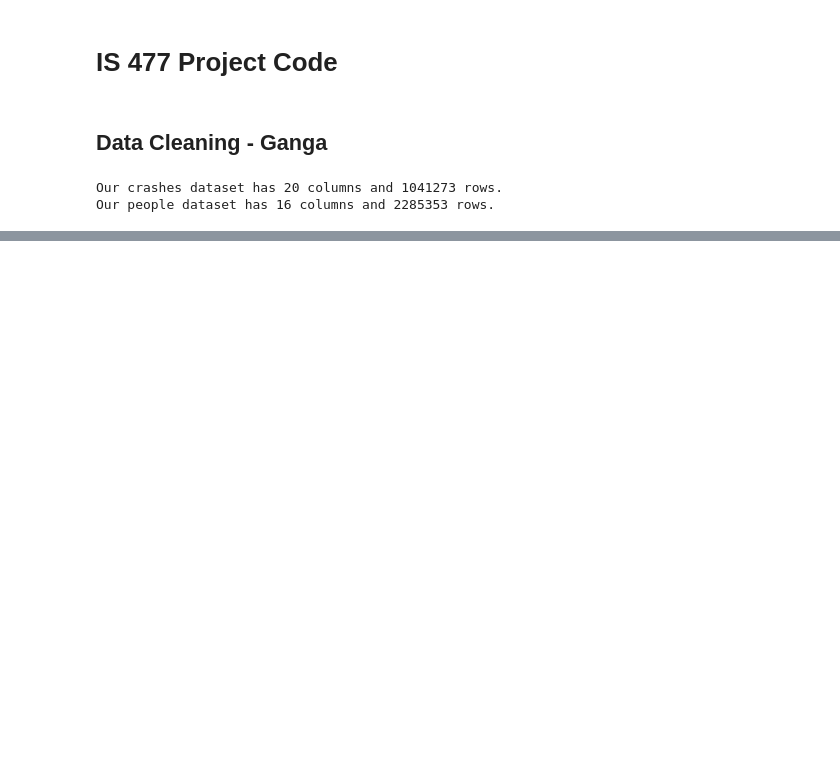
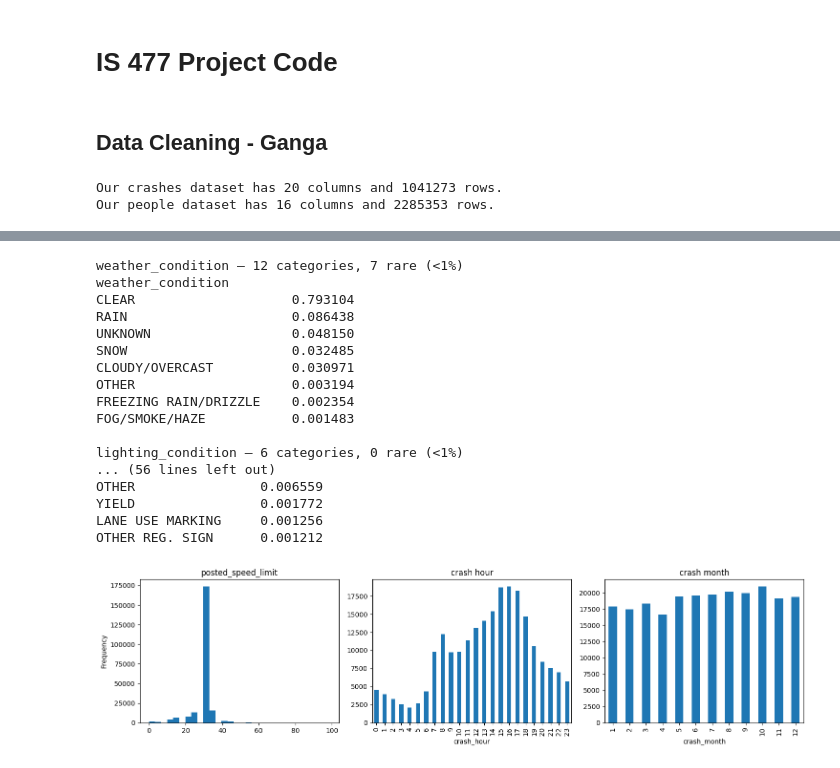
Before and after one commit to lukejm5/LG, a Jupyter notebook: ProjectCode.ipynb, the cells around one changed output, grey strips where cells are left out. Saved outputs shown, nothing was run; the diff lists cells and outputs as text; code cells hidden in the pictures; blank space fills up the shorter version.

```diff
--- a/ProjectCode.ipynb
+++ b/ProjectCode.ipynb
@@ -268,0 +270,45 @@ memory usage: 32.3+ MB
+# %%
+cat_cols = [
+    'weather_condition', 'lighting_condition', 'roadway_surface_cond',
+    'road_defect', 'crash_type', 'damage', 'prim_contributory_cause',
+    'traffic_control_device'
+]
+
+for col in cat_cols:
+    counts = sample[col].value_counts(normalize=True)
+    rare = counts[counts < 0.01]
+    print(f"\n{col} — {counts.shape[0]} categories, {len(rare)} rare (<1%)")
+    print(counts.head(8).to_string())
+
+fig, axes = plt.subplots(1, 3, figsize=(15, 4))
+
+sample['posted_speed_limit'].plot(kind='hist', bins=30, ax=axes[0])
+axes[0].set_title('posted_speed_limit')
+
+sample['crash_hour'].value_counts().sort_index().plot(kind='bar', ax=axes[1])
+axes[1].set_title('crash hour')
+
+sample['crash_month'].value_counts().sort_index().plot(kind='bar', ax=axes[2])
+axes[2].set_title('crash month')
+
+plt.tight_layout()
+plt.show()
+# %% [output]
+weather_condition — 12 categories, 7 rare (<1%)
+weather_condition
+CLEAR                    0.793104
+RAIN                     0.086438
+UNKNOWN                  0.048150
+SNOW                     0.032485
+CLOUDY/OVERCAST          0.030971
+OTHER                    0.003194
+FREEZING RAIN/DRIZZLE    0.002354
+FOG/SMOKE/HAZE           0.001483
+
+lighting_condition — 6 categories, 0 rare (<1%)
+... (56 lines left out)
+OTHER                0.006559
+YIELD                0.001772
+LANE USE MARKING     0.001256
+OTHER REG. SIGN      0.001212
+[figure, added]
```
Also changed, not shown: parts of 28 cells of this notebook.
